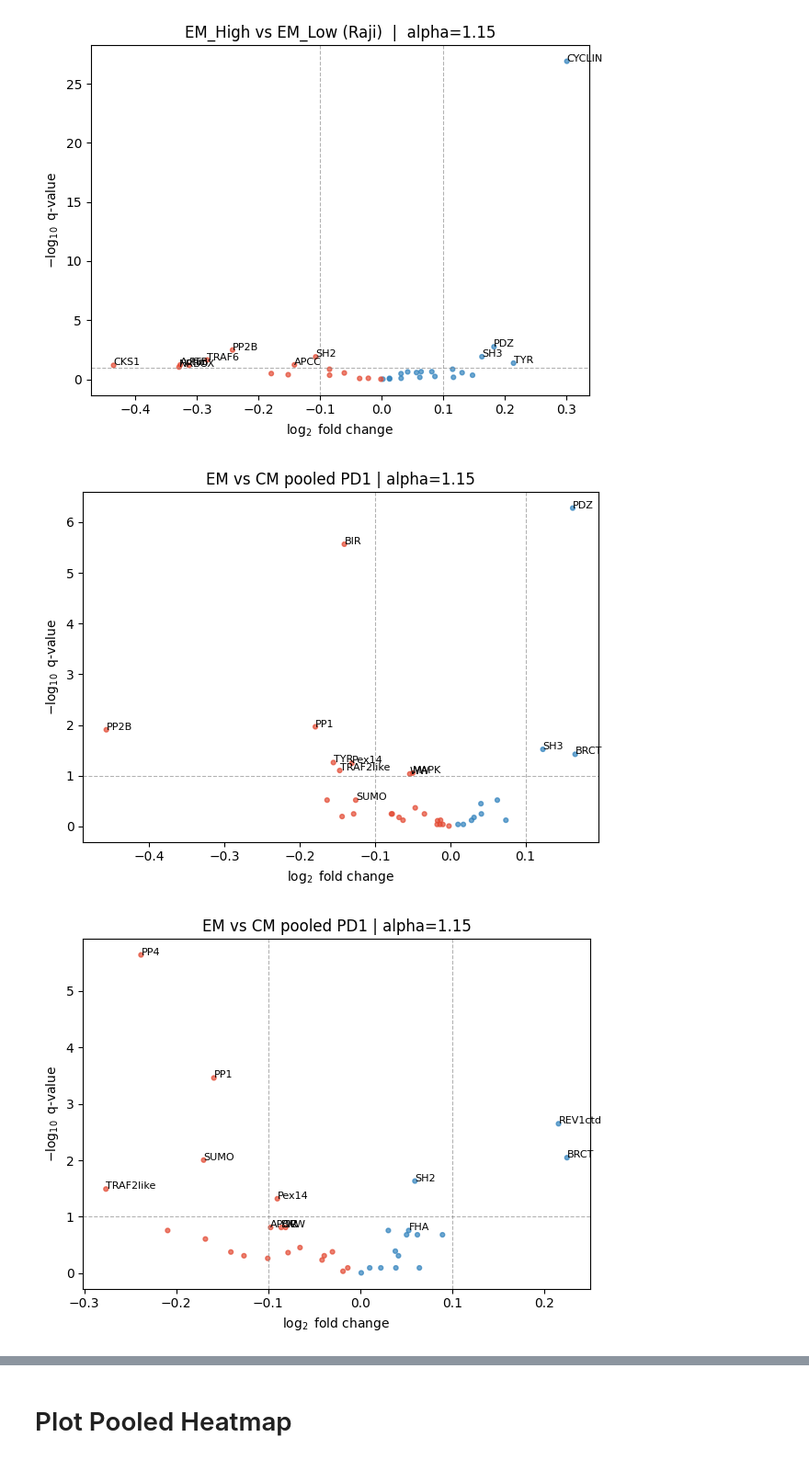
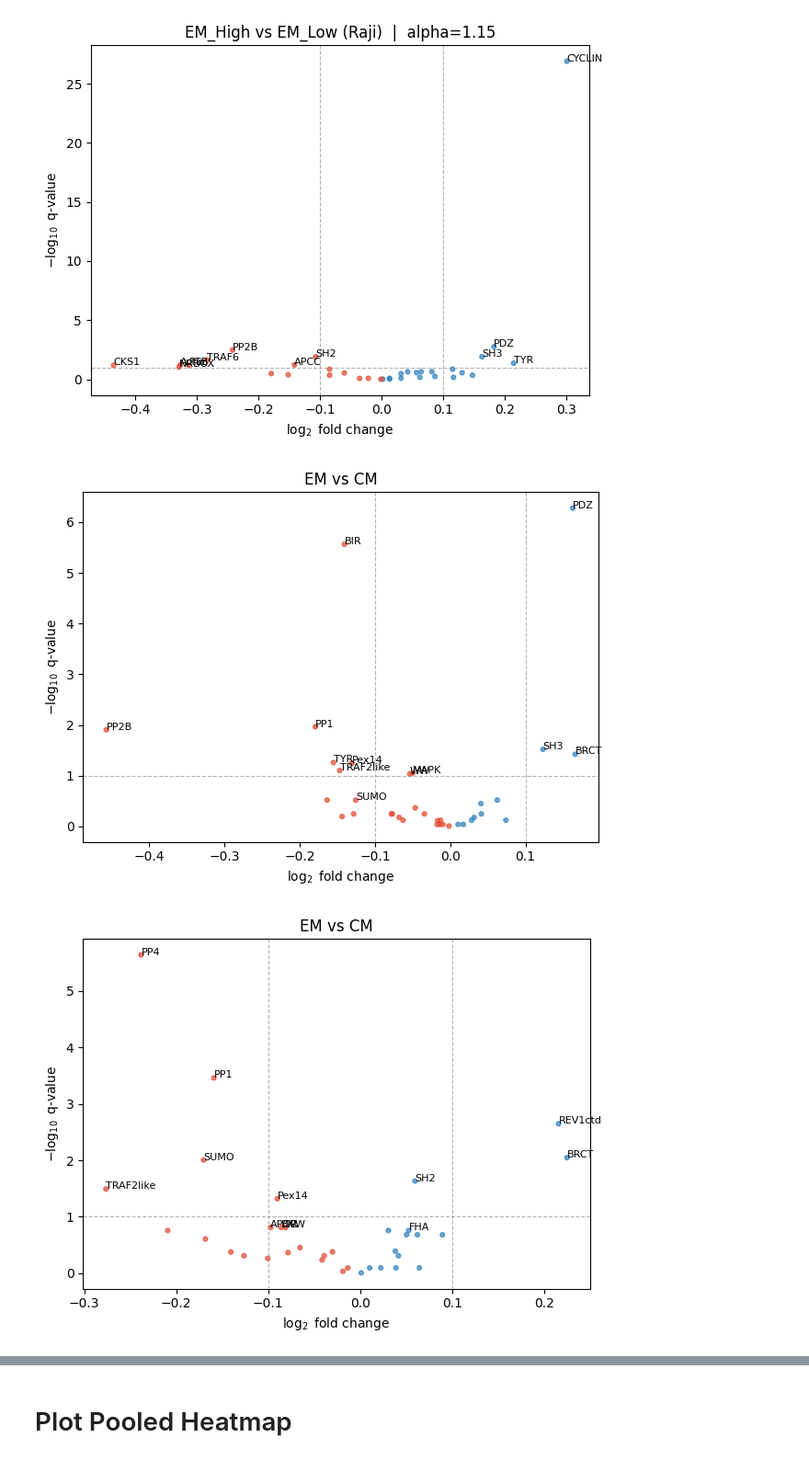
Before and after one commit to LIRGE/CostimScreen, a Jupyter notebook: notebooks/01_refit_joint_model.ipynb, the cells around one changed output, grey strips where cells are left out. Shown at 92% size. Cells and saved outputs as stored; diff of their text form; code cells hidden in the pictures.

Commit message:
Fixed titles

```diff
--- a/notebooks/01_refit_joint_model.ipynb
+++ b/notebooks/01_refit_joint_model.ipynb
@@ -210,7 +210,7 @@ tab_em_vs_cm = cs.volcano_tsubset_pooled_pd1(
     tsubset_q="CM",
     q_thresh=0.10,
     lfc_thresh=0.1,
-    title=f"EM vs CM pooled PD1 | alpha={fit.alpha:.3g}",
+    title=f"EM vs CM",
     outpath=results_path / "volcano_EM_vs_CM_pooledPD1.png",
 )
 tab_em_vs_cm.to_csv(results_path / "table_EM_vs_CM_pooledPD1.csv", index=False)
@@ -223,37 +223,37 @@ tab_em_vs_cm = cs.volcano_tsubset_pooled_pd1(
     tsubset_q="Naïve",
     q_thresh=0.10,
     lfc_thresh=0.1,
-    title=f"EM vs CM pooled PD1 | alpha={fit.alpha:.3g}",
+    title=f"EM vs CM",
     outpath=results_path / "volcano_EM_vs_Naive_pooledPD1.png",
 )
 tab_em_vs_cm.to_csv(results_path / "table_EM_vs_Naive_pooledPD1.csv", index=False)
 
 # ... CM versus Naive
 tab_em_vs_cm = cs.volcano_tsubset_pooled_pd1(
     fit,
     motifs,
     tsubset_p="CM",
     tsubset_q="Naïve",
     q_thresh=0.10,
-    lfc_thresh=0.1,
-    title=f"EM vs CM pooled PD1 | alpha={fit.alpha:.3g}",
+    lfc_thresh=0.10,
+    title=f"CM vs Naive",
     outpath=results_path / "volcano_CM_vs_Naive_pooledPD1.png",
 )
 tab_em_vs_cm.to_csv(results_path / "table_CM_vs_Naive_pooledPD1.csv", index=False)
 
 # PD1 comparisons pooled over Tsubset
 tab_pd1 = cs.volcano_pd1_pooled_tsubset(
     fit,
     motifs,
     tsubsets=("Naïve", "CM", "EM"),
     pd1_high="High",
     pd1_low="Low",
     q_thresh=0.10,
     lfc_thresh=0.10,
-    title=f"PD1 High vs Low pooled Tsubset | alpha={fit.alpha:.3g}",
+    title=f"PD1 High vs Low",
     outpath=results_path / "volcano_PD1High_vs_PD1Low_pooledTsubset.png",
 )
 tab_pd1.to_csv(results_path / "table_PD1High_vs_PD1Low_pooledTsubset.csv", index=False)
 # %% [output]
-[figure, old version]
+[figure, new version]
-[figure, old version]
+[figure, new version]
```
Also changed, not shown: parts of 6 cells of this notebook, 5 other files.
